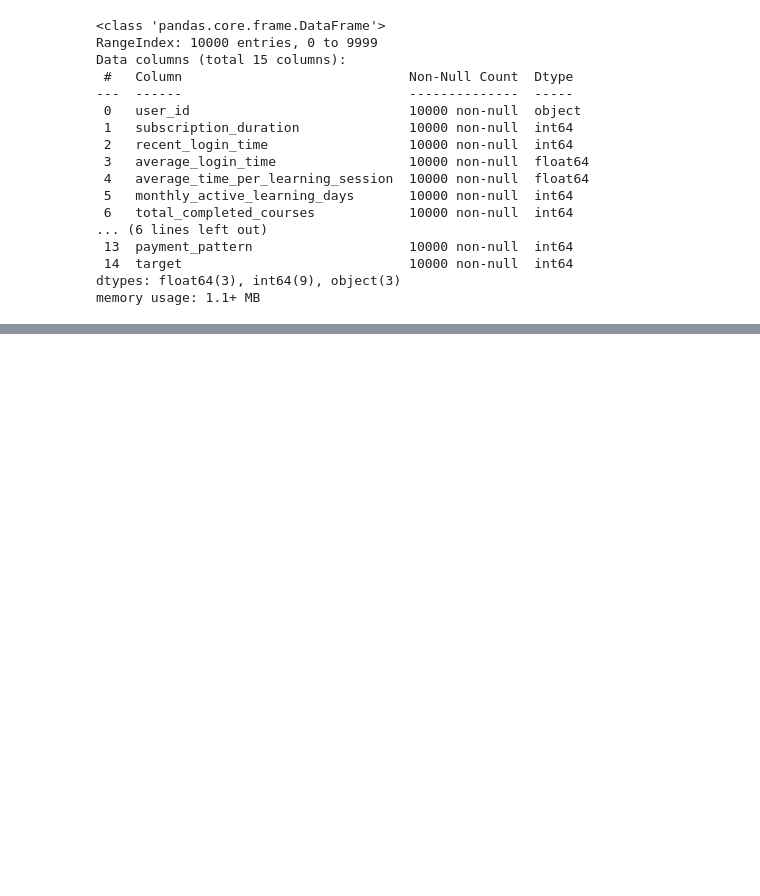
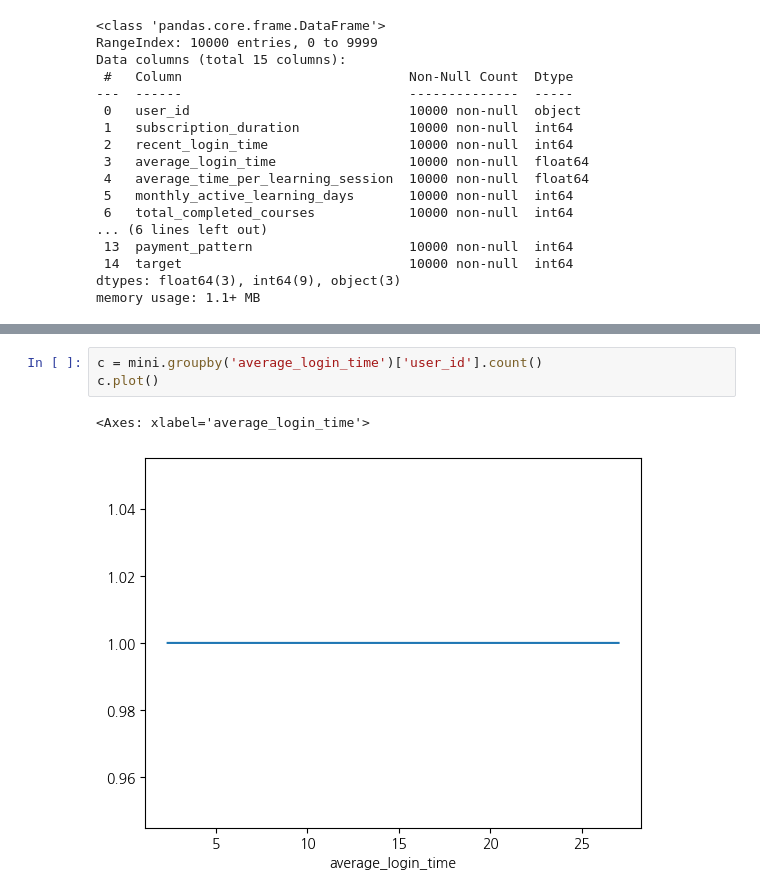
Before and after one commit to Salyeon/wassup3, a Jupyter notebook: 05_Data_Analysis/24.07.08_미니 프로젝트.ipynb, the cells around one changed output, grey strips where cells are left out. Saved outputs shown, nothing was run; the diff lists cells and outputs as text; blank space fills up the shorter version.

```diff
--- a/05_Data_Analysis/24.07.08_미니 프로젝트.ipynb
+++ b/05_Data_Analysis/24.07.08_미니 프로젝트.ipynb
@@ -70,0 +192,6 @@ mini.describe(include='all')
+# %%
+c = mini.groupby('average_login_time')['user_id'].count()
+c.plot()
+# %% [output]
+<Axes: xlabel='average_login_time'>
+[figure, added]
```
Also changed, not shown: parts of 16 cells of this notebook, 7 other files.
